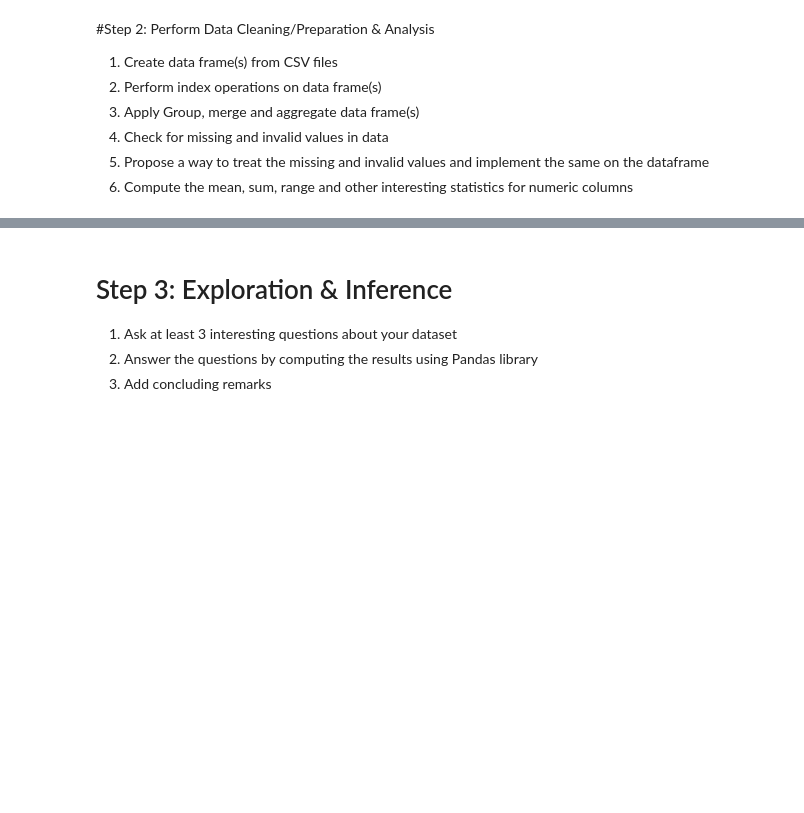
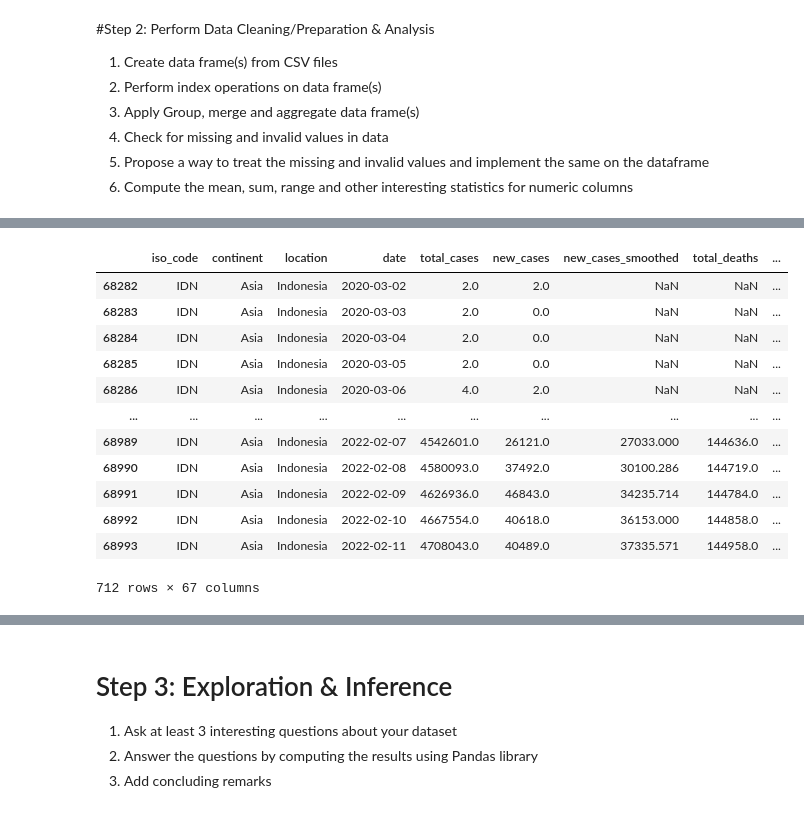
Before and after one commit to hermansyan/Python-ProjectDPHI, a Jupyter notebook: DPhi_Pandas_Bootcamp_Assignment.ipynb, the cells around one changed output, grey strips where cells are left out. Drawn from its saved outputs; the diff is of its cells as text; code cells hidden in the pictures; blank space fills up the shorter version.

```diff
--- a/DPhi_Pandas_Bootcamp_Assignment.ipynb
+++ b/DPhi_Pandas_Bootcamp_Assignment.ipynb
@@ -40,0 +39,3 @@ import pandas as pd
+# %%
+import pandas as pd
+df = pd.read_csv('https://covid.ourworldindata.org/data/owid-covid-data.csv')
@@ -40,0 +130,16 @@ import pandas as pd
+# %%
+df[df['location']=='Indonesia']
+# %% [output]
+|  | iso_code | continent | location | date | total_cases | new_cases | new_cases_smoothed | total_deaths | ... |
+| 68282 | IDN | Asia | Indonesia | 2020-03-02 | 2.0 | 2.0 | NaN | NaN | ... |
+| 68283 | IDN | Asia | Indonesia | 2020-03-03 | 2.0 | 0.0 | NaN | NaN | ... |
+| 68284 | IDN | Asia | Indonesia | 2020-03-04 | 2.0 | 0.0 | NaN | NaN | ... |
+| 68285 | IDN | Asia | Indonesia | 2020-03-05 | 2.0 | 0.0 | NaN | NaN | ... |
+| 68286 | IDN | Asia | Indonesia | 2020-03-06 | 4.0 | 2.0 | NaN | NaN | ... |
+| ... | ... | ... | ... | ... | ... | ... | ... | ... | ... |
+| 68989 | IDN | Asia | Indonesia | 2022-02-07 | 4542601.0 | 26121.0 | 27033.000 | 144636.0 | ... |
+| 68990 | IDN | Asia | Indonesia | 2022-02-08 | 4580093.0 | 37492.0 | 30100.286 | 144719.0 | ... |
+| 68991 | IDN | Asia | Indonesia | 2022-02-09 | 4626936.0 | 46843.0 | 34235.714 | 144784.0 | ... |
+| 68992 | IDN | Asia | Indonesia | 2022-02-10 | 4667554.0 | 40618.0 | 36153.000 | 144858.0 | ... |
+| 68993 | IDN | Asia | Indonesia | 2022-02-11 | 4708043.0 | 40489.0 | 37335.571 | 144958.0 | ... |
+712 rows × 67 columns
```
Also changed, not shown: parts of 38 cells of this notebook.
